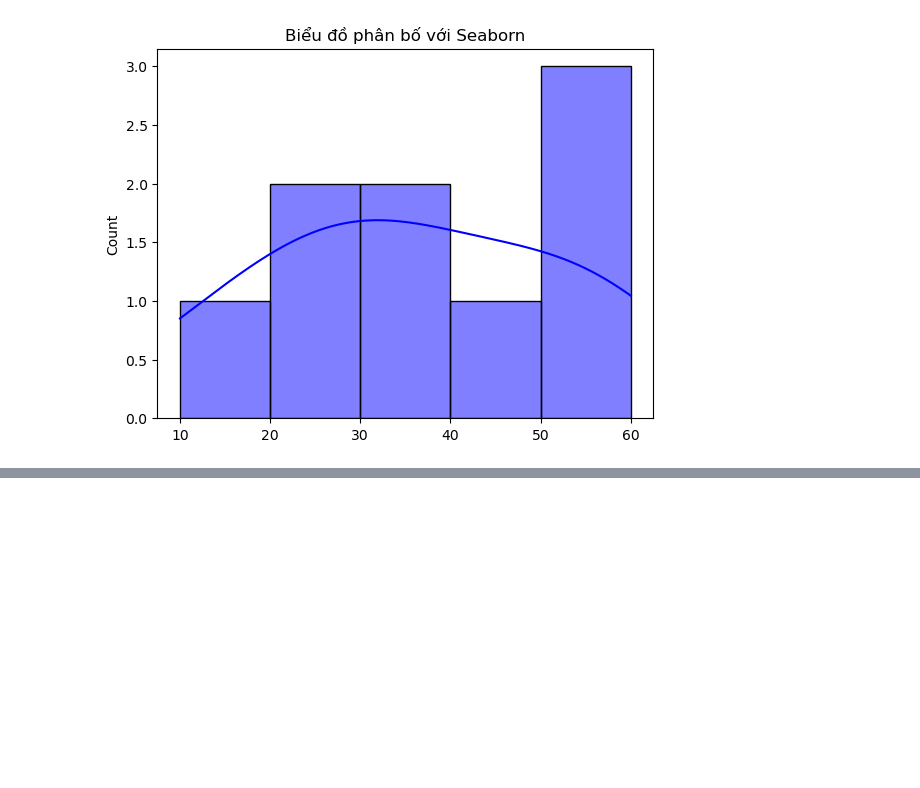
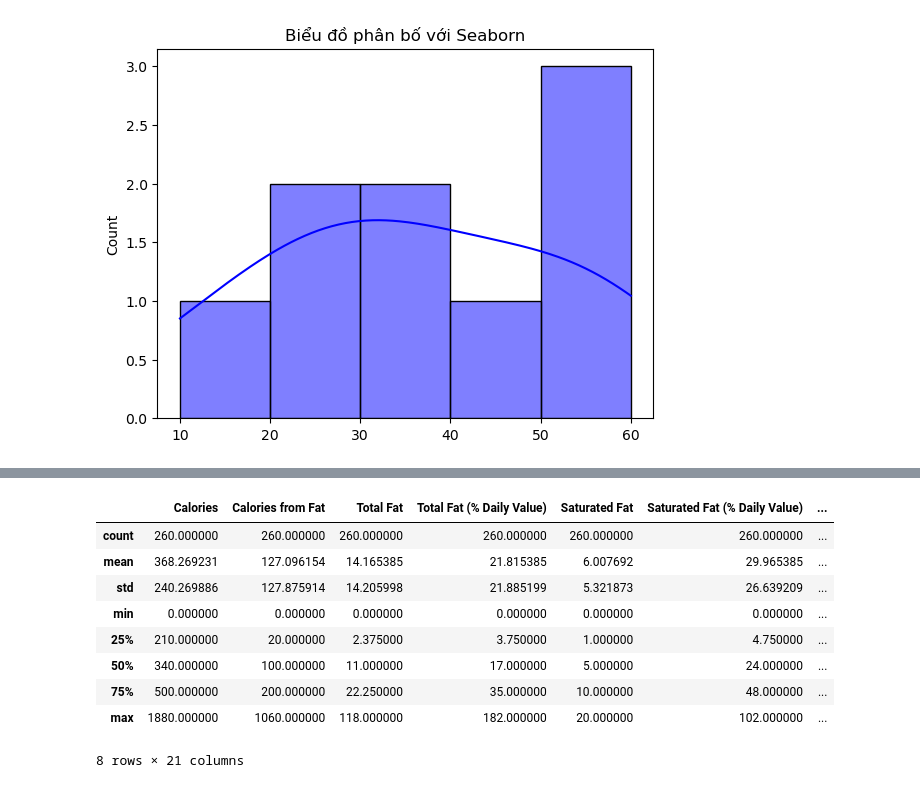
Before and after one commit to WibuNek0/AIO_Daily, a Jupyter notebook: Source Code/Day40.ipynb, the cells around one changed output, grey strips where cells are left out. Saved outputs shown, nothing was run; the diff lists cells and outputs as text; code cells hidden in the pictures; blank space fills up the shorter version.

```diff
--- a/Source Code/Day40.ipynb
+++ b/Source Code/Day40.ipynb
@@ -33,0 +64,13 @@ fig.show()
+# %%
+data.describe()
+# %% [output]
+|  | Calories | Calories from Fat | Total Fat | Total Fat (% Daily Value) | Saturated Fat | Saturated Fat (% Daily Value) | ... |
+| count | 260.000000 | 260.000000 | 260.000000 | 260.000000 | 260.000000 | 260.000000 | ... |
+| mean | 368.269231 | 127.096154 | 14.165385 | 21.815385 | 6.007692 | 29.965385 | ... |
+| std | 240.269886 | 127.875914 | 14.205998 | 21.885199 | 5.321873 | 26.639209 | ... |
+| min | 0.000000 | 0.000000 | 0.000000 | 0.000000 | 0.000000 | 0.000000 | ... |
+| 25% | 210.000000 | 20.000000 | 2.375000 | 3.750000 | 1.000000 | 4.750000 | ... |
+| 50% | 340.000000 | 100.000000 | 11.000000 | 17.000000 | 5.000000 | 24.000000 | ... |
+| 75% | 500.000000 | 200.000000 | 22.250000 | 35.000000 | 10.000000 | 48.000000 | ... |
+| max | 1880.000000 | 1060.000000 | 118.000000 | 182.000000 | 20.000000 | 102.000000 | ... |
+8 rows × 21 columns
```
Also changed, not shown: parts of 19 cells of this notebook, 1 other file.
